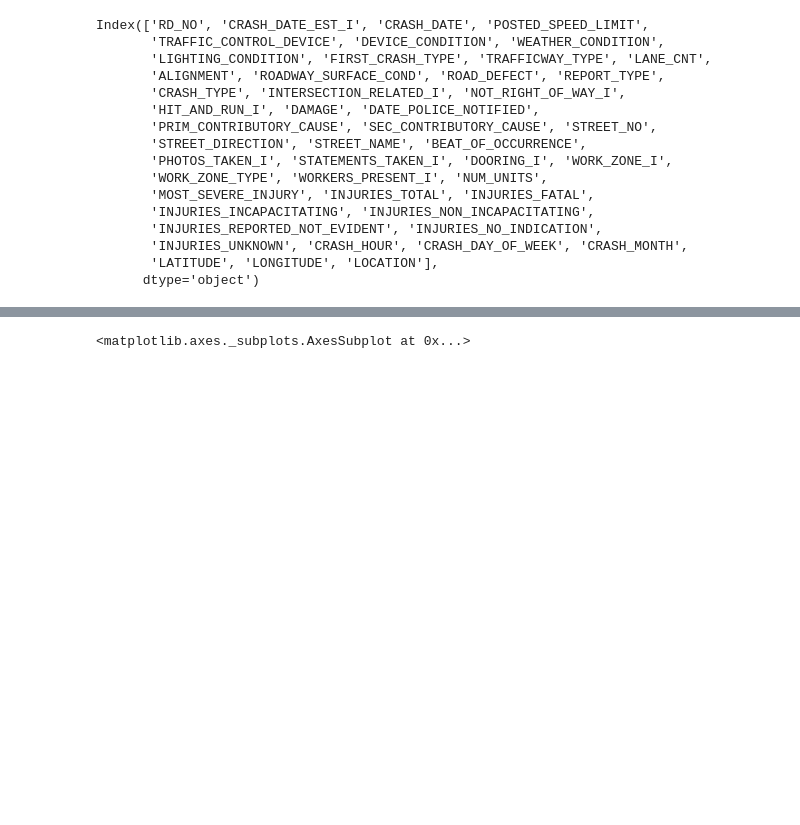
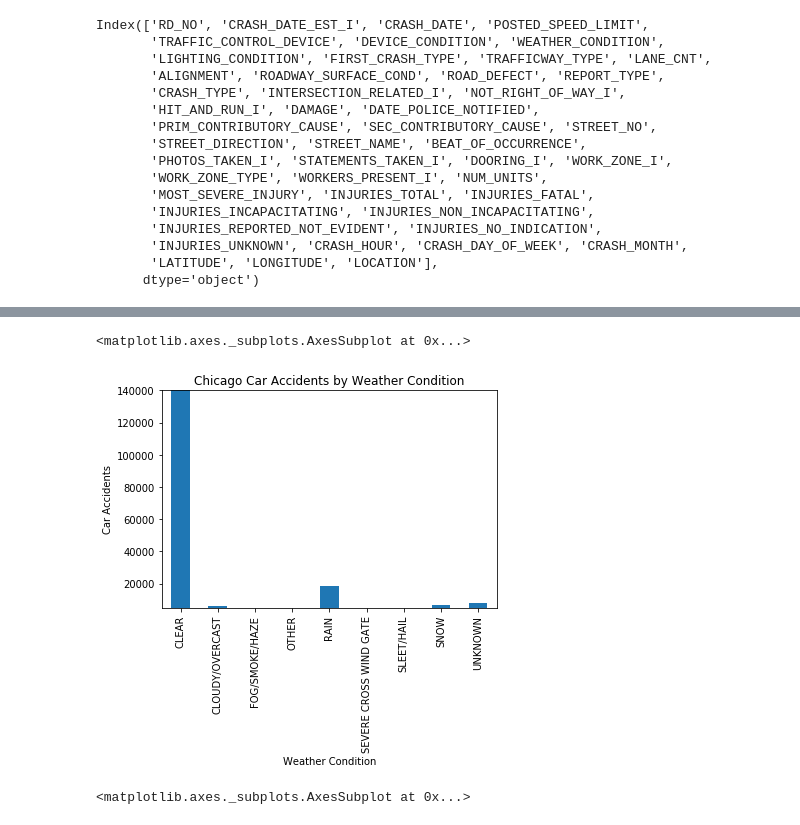
Before and after one commit to griffinpeifer/TrilogyProject1_group2, a Jupyter notebook: Chicago_Accidents_Analysis.ipynb, the cells around one changed output, grey strips where cells are left out. Cells and saved outputs as stored; diff of their text form; code cells hidden in the pictures; blank space fills up the shorter version.

Commit message:
Adding updated accidents analysis and final presentation

```diff
--- a/Chicago_Accidents_Analysis.ipynb
+++ b/Chicago_Accidents_Analysis.ipynb
@@ -134,4 +134,17 @@ count_weather = crashes_groupby_weather['Crash Time'].count()
 # Group the crashes by Lighting Condition
 crashes_groupby_lighting = crashes_2017_18.groupby(['LIGHTING_CONDITION'])
 count_lighting = crashes_groupby_lighting['Crash Time'].count()
+# %%
+
+
+crashes_by_weather = count_weather.plot(kind='bar', title="Chicago Car Accidents by Weather Condition", ylim=[5000, 140000])
+
+crashes_by_weather.set_xlabel("Weather Condition")
+crashes_by_weather.set_ylabel("Car Accidents")
+# plt.xticks(rotation=60)
+
+crashes_by_weather
+# %% [output]
+<matplotlib.axes._subplots.AxesSubplot at 0x...>
+[figure, added]
 # %%
```
Also changed, not shown: parts of 3 cells of this notebook, 1 other file.
